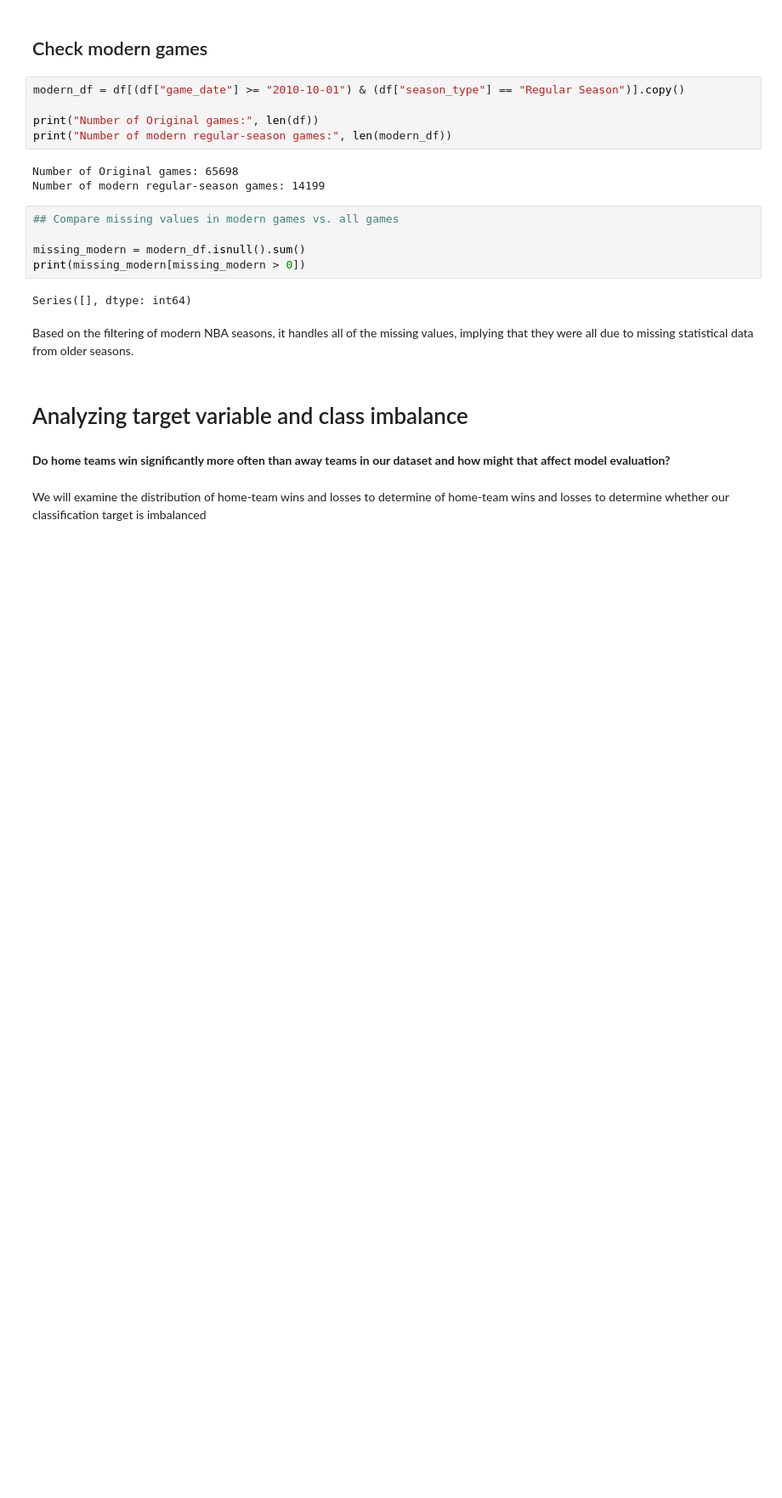
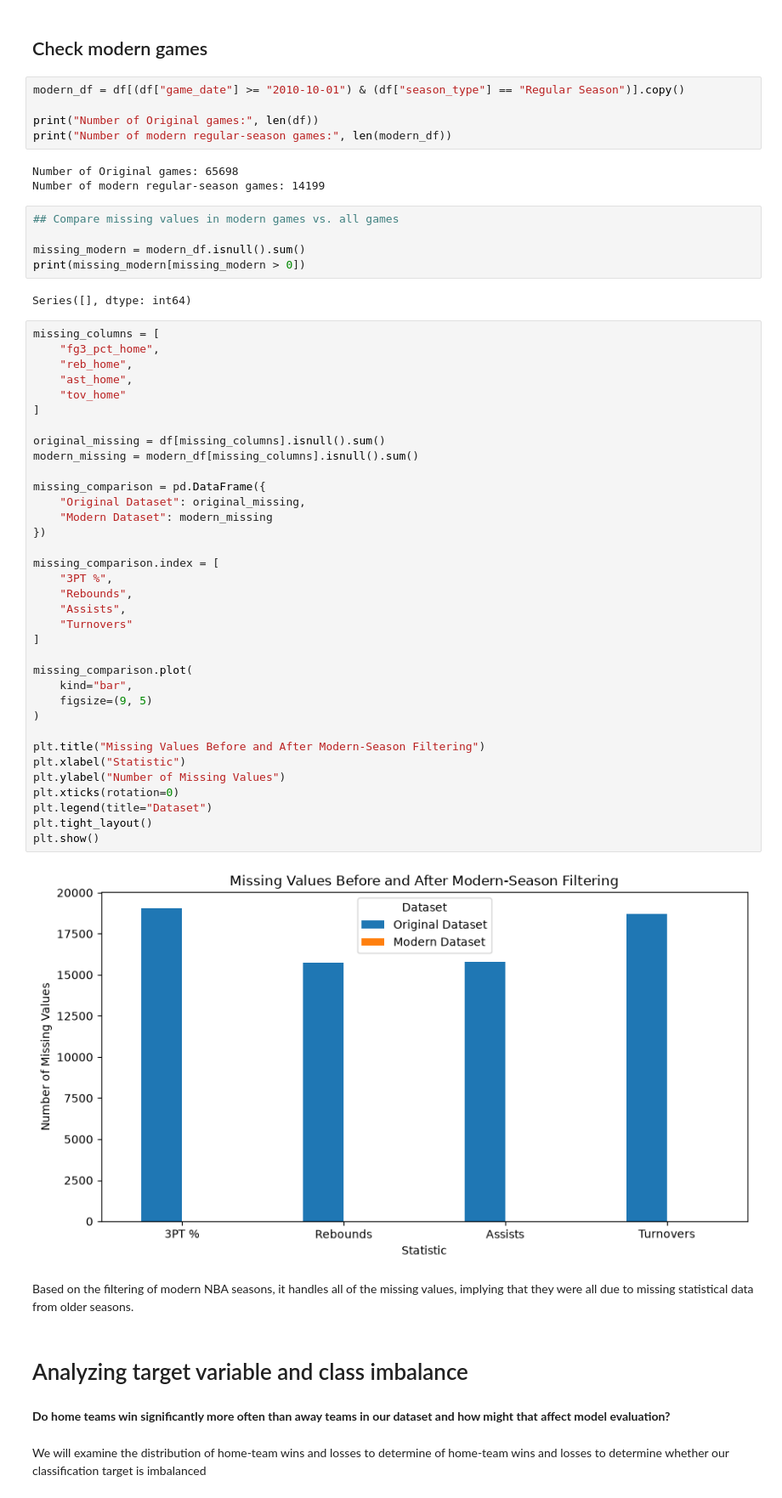
Before and after one commit to Gnot727/NBA-Prediction, a Jupyter notebook: notebooks/01_data_exploration.ipynb, the cells around one changed output. Shown at 85% size. Drawn from its saved outputs; the diff is of its cells as text; blank space fills up the shorter version.

```diff
--- a/notebooks/01_data_exploration.ipynb
+++ b/notebooks/01_data_exploration.ipynb
@@ -163,6 +163,43 @@ missing_modern = modern_df.isnull().sum()
 print(missing_modern[missing_modern > 0])
 # %% [output]
 Series([], dtype: int64)
+# %%
+missing_columns = [
+    "fg3_pct_home",
+    "reb_home",
+    "ast_home",
+    "tov_home"
+]
+
+original_missing = df[missing_columns].isnull().sum()
+modern_missing = modern_df[missing_columns].isnull().sum()
+
+missing_comparison = pd.DataFrame({
+    "Original Dataset": original_missing,
+    "Modern Dataset": modern_missing
+})
+
+missing_comparison.index = [
+    "3PT %",
+    "Rebounds",
+    "Assists",
+    "Turnovers"
+]
+
+missing_comparison.plot(
+    kind="bar",
+    figsize=(9, 5)
+)
+
+plt.title("Missing Values Before and After Modern-Season Filtering")
+plt.xlabel("Statistic")
+plt.ylabel("Number of Missing Values")
+plt.xticks(rotation=0)
+plt.legend(title="Dataset")
+plt.tight_layout()
+plt.show()
+# %% [output]
+[figure, added]
 # %% [markdown]
 Based on the filtering of modern NBA seasons, it handles all of the missing values, implying that they were all due to missing statistical data from older seasons.
 # %% [markdown]
```
Also changed, not shown: parts of 2 cells of this notebook.
